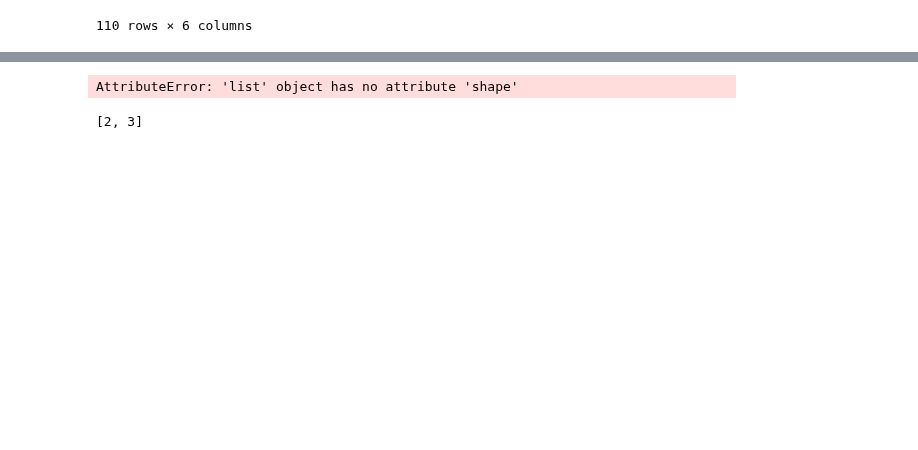
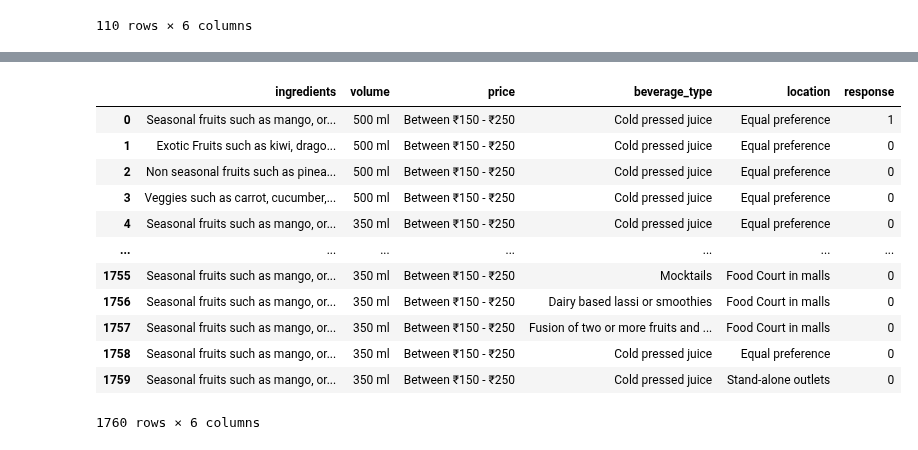
Before and after one commit to tamojit-maiti/conjoint-analysis, a Jupyter notebook: notebooks/01-cleaning.ipynb, the cells around one changed output, grey strips where cells are left out. Drawn from its saved outputs; the diff is of its cells as text; code cells hidden in the pictures; blank space fills up the shorter version.

```diff
--- a/notebooks/01-cleaning.ipynb
+++ b/notebooks/01-cleaning.ipynb
@@ -78,27 +41,44 @@ unique_vals
 # %%
-for index, row in survey_df.iloc[0:1,].iterrows():
-    row_value = row.tolist()
-    for col_index in range(5):
-        col_row_value = row_value.copy()
-        column = columns[col_index]
-        value = row[col_index]
-        unique_col_vals = unique_vals[column]
-        unique_col_vals.remove(value)
+# Convert to a choice based conjoint survey from a frequency based survey
+def expand_survey(df : pd.DataFrame = survey_df):
+    response_rows = []
+    for index, row in survey_df.iterrows():
+        row_value = row.tolist()
+        response_rows.append(row_value)
+        for col_index in range(5):
+            column = columns[col_index]
+            value = row_value[col_index]
+            unique_col_vals = unique_vals[column].copy()
+            try:
+                unique_col_vals.remove(value)
+            except:
+                continue
 
-        melt_row_value = [col_row_value] * len(unique_col_vals)
-        for duplicate_row_index in range(1,len(melt_row_value)):
-            duplicate_row = melt_row_value[duplicate_row_index]
-            # set response equal to zero
-            duplicate_row[-1] = 0
-            # set new values to relevant column
-            duplicate_row[col_index] = unique_col_vals[duplicate_row_index-1]
+            melt_row_value = [row_value] * len(unique_col_vals)
+            for duplicate_row_index in range(len(melt_row_value)):
+                duplicate_row = melt_row_value[duplicate_row_index].copy()
+                # set response equal to zero
+                duplicate_row[-1] = 0
+                # set new values to relevant column
+                duplicate_row[col_index] = unique_col_vals[duplicate_row_index]
+                response_rows.append(duplicate_row)
 
-        print(melt_row_value)
+    return pd.DataFrame(response_rows, columns= survey_df.columns)
-# %% [output]
-AttributeError: 'list' object has no attribute 'shape'
-# %%
-a = [1,2,3]
-a.remove(1)
-a
-# %% [output]
-[2, 3]
+# %%
+# Expanded Survey Dataset
+expand_survey_df = expand_survey(df = survey_df)
+expand_survey_df
+# %% [output]
+|  | ingredients | volume | price | beverage_type | location | response |
+| 0 | Seasonal fruits such as mango, or... | 500 ml | Between ₹150 - ₹250 | Cold pressed juice | Equal preference | 1 |
+| 1 | Exotic Fruits such as kiwi, drago... | 500 ml | Between ₹150 - ₹250 | Cold pressed juice | Equal preference | 0 |
+| 2 | Non seasonal fruits such as pinea... | 500 ml | Between ₹150 - ₹250 | Cold pressed juice | Equal preference | 0 |
+| 3 | Veggies such as carrot, cucumber,... | 500 ml | Between ₹150 - ₹250 | Cold pressed juice | Equal preference | 0 |
+| 4 | Seasonal fruits such as mango, or... | 350 ml | Between ₹150 - ₹250 | Cold pressed juice | Equal preference | 0 |
+| ... | ... | ... | ... | ... | ... | ... |
+| 1755 | Seasonal fruits such as mango, or... | 350 ml | Between ₹150 - ₹250 | Mocktails | Food Court in malls | 0 |
+| 1756 | Seasonal fruits such as mango, or... | 350 ml | Between ₹150 - ₹250 | Dairy based lassi or smoothies | Food Court in malls | 0 |
+| 1757 | Seasonal fruits such as mango, or... | 350 ml | Between ₹150 - ₹250 | Fusion of two or more fruits and ... | Food Court in malls | 0 |
+| 1758 | Seasonal fruits such as mango, or... | 350 ml | Between ₹150 - ₹250 | Cold pressed juice | Equal preference | 0 |
+| 1759 | Seasonal fruits such as mango, or... | 350 ml | Between ₹150 - ₹250 | Cold pressed juice | Stand-alone outlets | 0 |
+1760 rows × 6 columns
```
Also changed, not shown: parts of 4 cells of this notebook, 2 other files.
